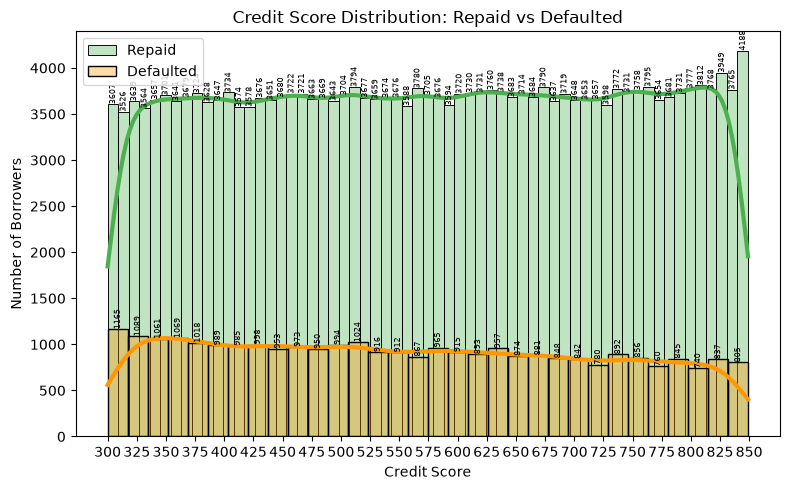
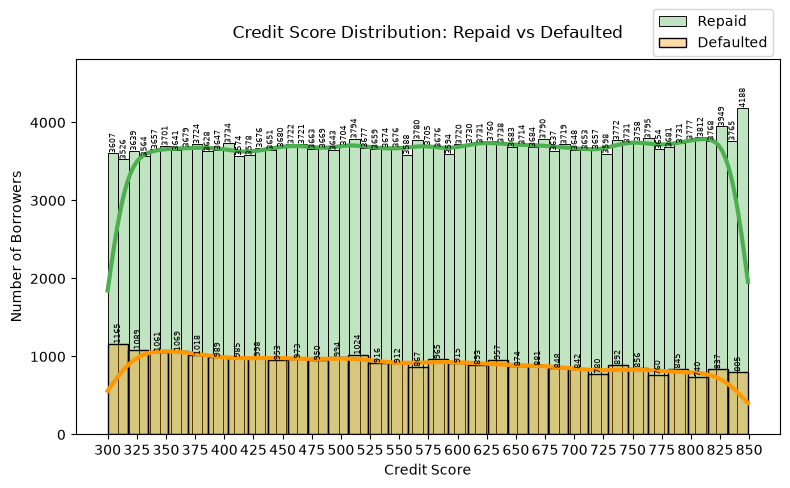
The notebook cell's code change between the first figure and the second:
--- before
+++ after
@@ -22,9 +22,11 @@
 )
 
-plt.title("Credit Score Distribution: Repaid vs Defaulted")
+plt.title("Credit Score Distribution: Repaid vs Defaulted", pad=15)
 plt.xlabel("Credit Score")
 plt.ylabel("Number of Borrowers")
 
 plt.xticks(range(300, 851, 25), rotation=0)
+
+ax.margins(y=0.15)
 
 for p in ax.patches:
@@ -40,5 +42,6 @@
         )
 
-plt.legend()
+plt.legend(loc="upper right", bbox_to_anchor=(1, 1.15))
+
 plt.tight_layout()
 

Commit: fix